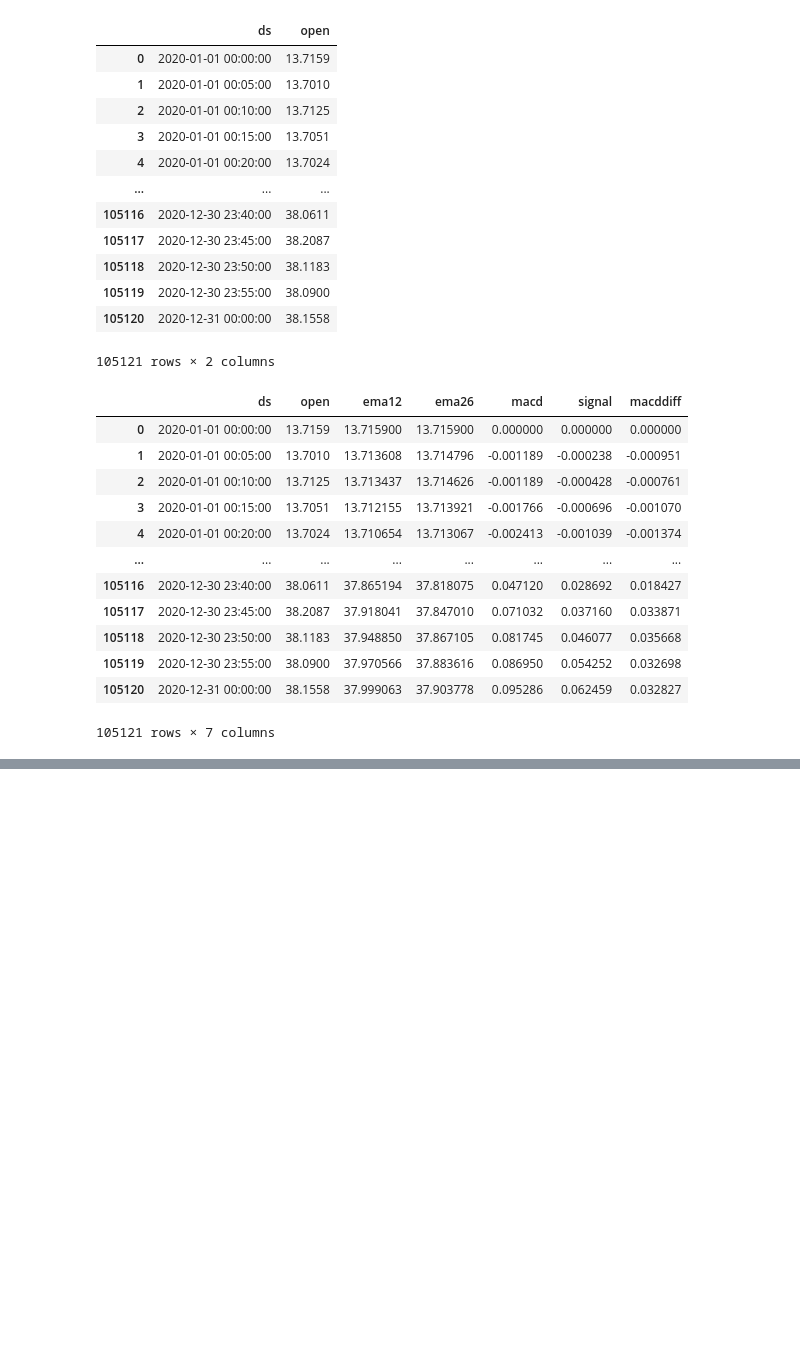
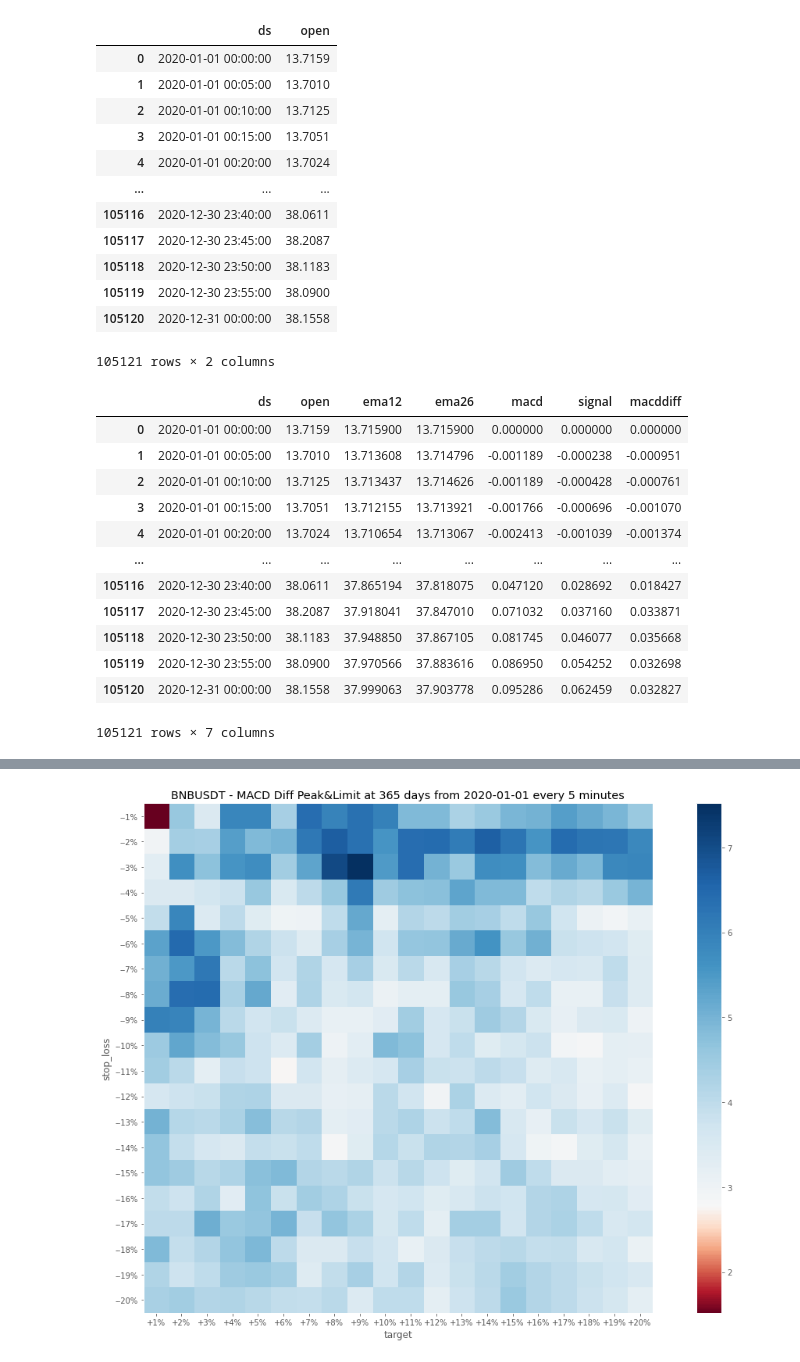
Before and after one commit to mommi84/hypeminer, a Jupyter notebook: notebooks/MACDDiffPeaks.ipynb, the cells around one changed output, grey strips where cells are left out. Drawn from its saved outputs; the diff is of its cells as text; code cells hidden in the pictures; blank space fills up the shorter version.

```diff
--- a/notebooks/MACDDiffPeaks.ipynb
+++ b/notebooks/MACDDiffPeaks.ipynb
@@ -135,7 +158,7 @@ df.iloc[:30]
 # %%
 from IPython.display import display
 
-def compute_macd_diff_and_limit(target, stop_loss, verbose=False, plot_chart=False):
+def compute_macd_diff_peak_and_limit(target, stop_loss, verbose=False, plot_chart=False):
 
     df['limit'] = 0
     df.loc[df['suggest'] == 'BUY', 'limit'] = df['open'] * target
@@ -175,11 +198,12 @@ def compute_macd_diff_and_limit(target, stop_loss, verbose=False, plot_chart=Fal
         display(df)
 
     if plot_chart:
-        plot('line', df, ['assets'], f"BNBBUSD - MACDDiffAndLimit target={target} stop_loss={stop_loss}", baseline=bnh)
+        plot('line', df, ['assets'], title=f"{symbol} - {strategies[strategy]} target={target} stop_loss={stop_loss}",
+             baseline=bnh)
 
     return assets, bnh
 
-compute_macd_diff_and_limit(1.03, 0.91, verbose=True, plot_chart=True)
+compute_macd_diff_peak_and_limit(1.03, 0.91, verbose=True, plot_chart=True)
 # %% [output]
 |  | ds | open | ema12 | ema26 | macd | signal | macddiff | prev_open | is_negative | macddiff2 | ... |
 | 0 | 2020-01-01 00:00:00 | 13.7159 | 13.715900 | 13.715900 | 0.000000 | 0.000000 | 0.000000 | NaN | False | NaN | ... |
@@ -223,0 +265,35 @@ compute_macd_diff_and_limit(1.03, 0.91, verbose=True, plot_chart=True)
+# %%
+def build_heatmap(heat, file_id):
+    info = file_id.split('-')
+
+    X, _ = np.meshgrid(xs, ys)
+    Z = np.array(heat['assets']).reshape(X.shape)
+    bnh = heat['bnh'].iloc[-1]
+
+    import matplotlib.colors as colors
+    class MidpointNormalize(colors.Normalize):
+        def __init__(self, vmin=None, vmax=None, midpoint=None, clip=False):
+            self.midpoint = midpoint
+            colors.Normalize.__init__(self, vmin, vmax, clip)
+        def __call__(self, value, clip=None):
+            x, y = [self.vmin, self.midpoint, self.vmax], [0, 0.5, 1]
+            return np.ma.masked_array(np.interp(value, x, y), np.isnan(value))
+
+    # heatmap
+    plt.rcParams["figure.figsize"] = (20, 12)
+    plt.xticks(range(len(xs)), [f"+{(x-1)*100:.0f}%" for x in xs])
+    plt.yticks(range(len(ys)), [f"-{(1-y)*100:.0f}%" for y in xs])
+    plt.grid(False)
+    plt.title(run_title)
+    plt.xlabel('target')
+    plt.ylabel('stop_loss')
+    heat = plt.imshow(Z, cmap='RdBu', interpolation='nearest', norm=MidpointNormalize(midpoint=bnh))
+    plt.colorbar(heat)
+    if not os.path.exists(f"plots/{info[4]}"):
+        os.makedirs(f"plots/{info[4]}")
+    plt.savefig(f"plots/{info[4]}/{file_id}.png")
+    plt.show()
+
+build_heatmap(heat, run_id)
+# %% [output]
+[figure, added]
```
Also changed, not shown: parts of 5 cells of this notebook.
